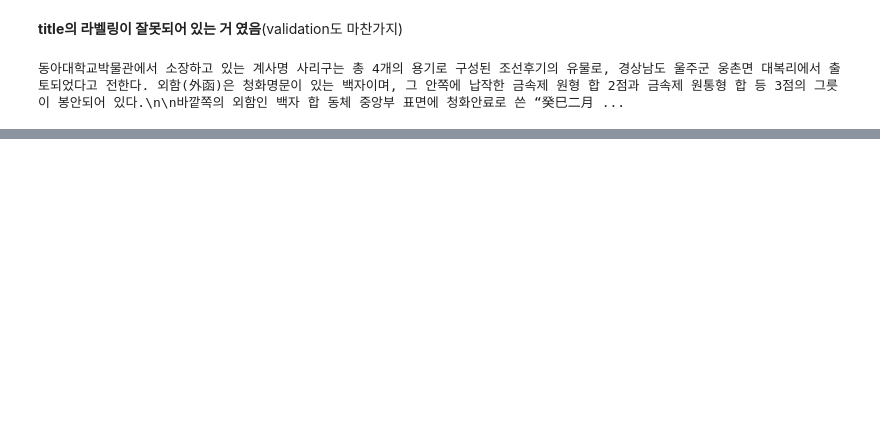
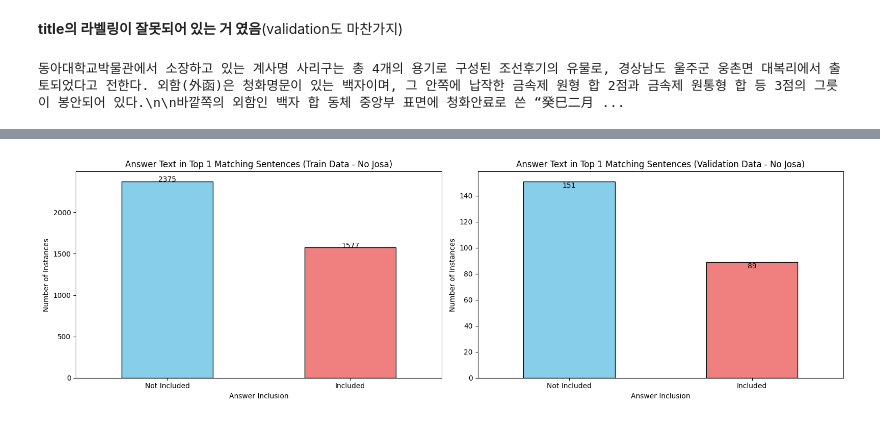
Before and after one commit to boostcampaitech7/level2-mrc-nlp-11, a Jupyter notebook: eda_sangyeop.ipynb, the cells around one changed output, grey strips where cells are left out. Cells and saved outputs as stored; diff of their text form; code cells hidden in the pictures; blank space fills up the shorter version.

```diff
--- a/eda_sangyeop.ipynb
+++ b/eda_sangyeop.ipynb
@@ -484,0 +729,30 @@ display(HTML(train_data['context'][4]))
+# %%
+
+# 두 그래프를 좌우로 동시에 보이게 그리기
+plt.figure(figsize=(16, 5))
+
+# 첫 번째 그래프 (Train Data)
+plt.subplot(1, 2, 1)
+bars1 = answer_counts_no_josa.plot(kind='bar', color=['skyblue', 'lightcoral'], edgecolor='black')
+plt.title('Answer Text in Top 1 Matching Sentences (Train Data - No Josa)')
+plt.xticks([0, 1], ['Not Included', 'Included'], rotation=0)
+plt.xlabel('Answer Inclusion')
+plt.ylabel('Number of Instances')
+for bar in bars1.patches:
+    plt.text(bar.get_x() + bar.get_width() / 2, bar.get_height() - 5, str(int(bar.get_height())), ha='center', color='black')
+
+# 두 번째 그래프 (Validation Data)
+plt.subplot(1, 2, 2)
+bars2 = answer_counts_val_no_josa.plot(kind='bar', color=['skyblue', 'lightcoral'], edgecolor='black')
+plt.title('Answer Text in Top 1 Matching Sentences (Validation Data - No Josa)')
+plt.xticks([0, 1], ['Not Included', 'Included'], rotation=0)
+plt.xlabel('Answer Inclusion')
+plt.ylabel('Number of Instances')
+for bar in bars2.patches:
+    plt.text(bar.get_x() + bar.get_width() / 2, bar.get_height() - 5, str(int(bar.get_height())), ha='center', color='black')
+
+# 레이아웃 조정 및 그래프 표시
+plt.tight_layout()
+plt.show()
+# %% [output]
+[figure, added]
```
Also changed, not shown: parts of 17 cells of this notebook.
